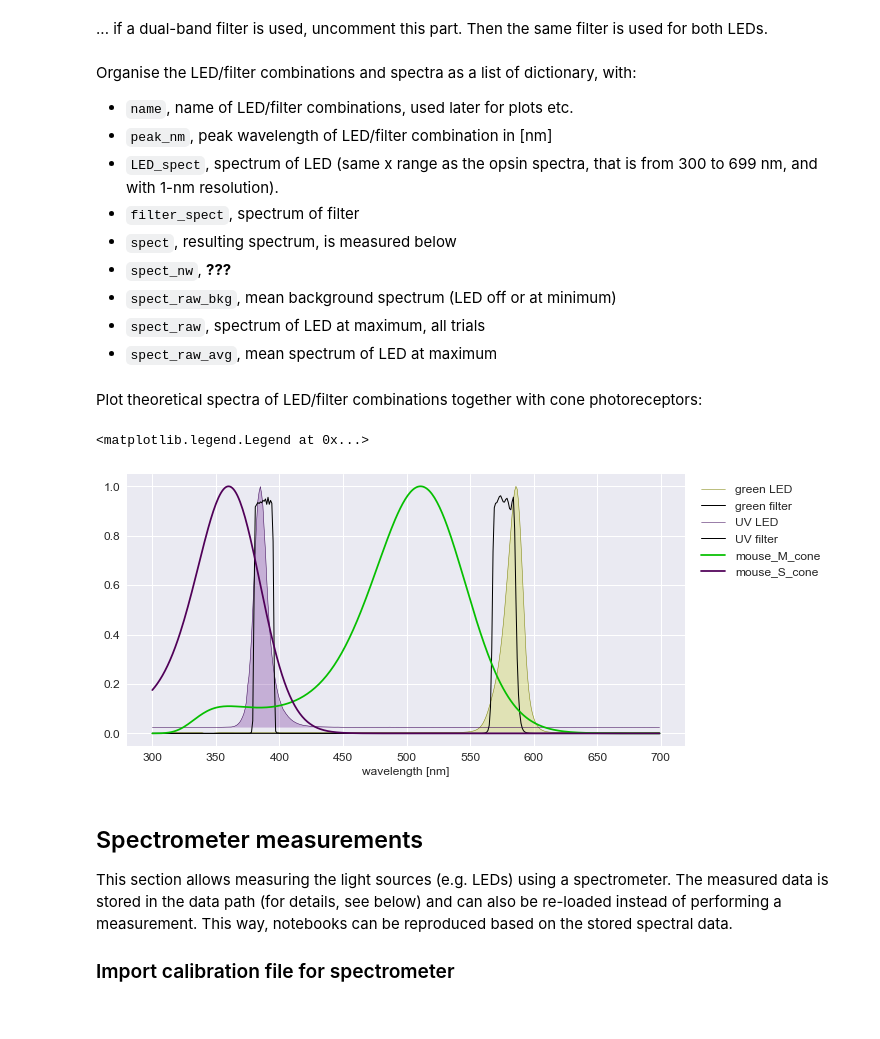
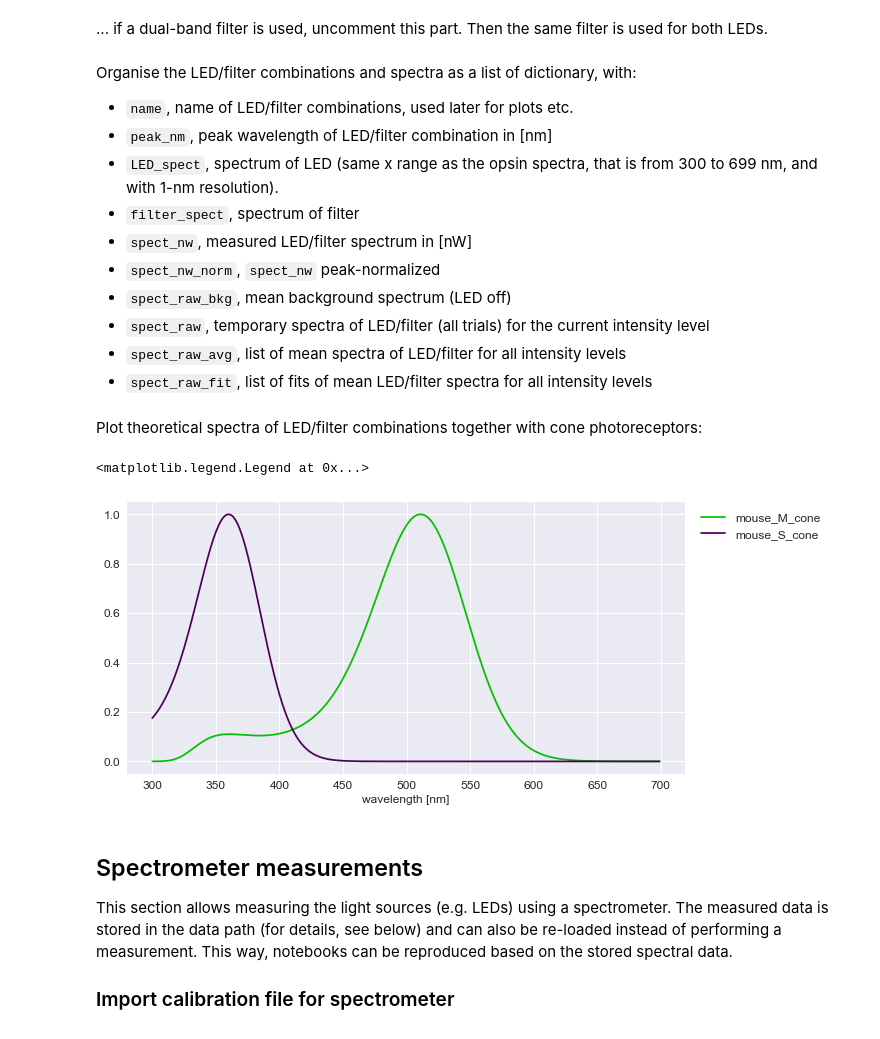
Before and after one commit to eulerlab/open-visual-stimulator, a Jupyter notebook: calibration_maximalIntensity.ipynb, the cells around one changed output. Drawn from its saved outputs; the diff is of its cells as text; code cells hidden in the pictures.

```diff
--- a/calibration_maximalIntensity.ipynb
+++ b/calibration_maximalIntensity.ipynb
@@ -116,7 +120,7 @@ setPlotStyle()
 
 for PR in PRs:
     if len(PR["spect"]) > 0:
-        col = spectrum.wavelength_to_rgb(PR["peak_nm"], darker=0.75)
+        col = spc.wavelength_to_rgb(PR["peak_nm"], darker=0.75)
         plt.plot(x_wavelen_nm, PR["spect"], color=col, label=PR["name"])
 
 plt.gca().set(xlabel="wavelength [nm]", ylabel="rel. sensitivity")
@@ -169,11 +173,12 @@ Organise the LED/filter combinations and spectra as a list of dictionary, with:
 *   `peak_nm`, peak wavelength of LED/filter combination in [nm]
 *   `LED_spect`, spectrum of LED (same x range as the opsin spectra, that is from 300 to 699 nm, and with 1-nm resolution).
 *   `filter_spect`, spectrum of filter
-*   `spect`, resulting spectrum, is measured below
-*   `spect_nw`, **???**
-*   `spect_raw_bkg`, mean background spectrum (LED off or at minimum)
-*   `spect_raw`, spectrum of LED at maximum, all trials
-*   `spect_raw_avg`, mean spectrum of LED at maximum
+*   `spect_nw`, measured LED/filter spectrum in [nW]
+*   `spect_nw_norm`, `spect_nw` peak-normalized
+*   `spect_raw_bkg`, mean background spectrum (LED off)
+*   `spect_raw`, temporary spectra of LED/filter (all trials) for the current intensity level
+*   `spect_raw_avg`, list of mean spectra of LED/filter for all intensity levels
+*   `spect_raw_fit`, list of fits of mean LED/filter spectra for all intensity levels
 # %%
 %%capture
 minWLen_nm              = 300
@@ -181,6 +186,7 @@ maxWLen_nm              = 699
 n                       = maxWLen_nm -minWLen_nm +1
 x_wavelen_nm            = np.array([v+minWLen_nm for v in range(n)], dtype=np.float64)
 
+"""
 # Setup #2 green-UV lightcrafter
 # (through-the-condenser stimulation)
 #
@@ -211,8 +217,8 @@ UVLED = {"name"         : "UV",
          "spect_raw_avg": None}
 
 LEDs = [GrLED, UVLED]
+"""
 
-"""
 # TFT screen, for comparison
 #
 GrLED = {"name"         : "green",
@@ -220,7 +226,7 @@ GrLED = {"name"         : "green",
          "bandwidth_nm" : 0,            # obsolete
          "LED_spect"    : [],           # LED spectrum (datasheet)
          "filter_spect" : [],           # filter spectrum (datasheet)
-         "meas_n_trials": [10, 10],     # trials to measure for LED off and on
+         "meas_n_trials": [2, 2],     # trials to measure for LED off and on
          "spect_nw_norm": None,
          "spect_nw"     : None,
          "spect_raw_bkg": None,
@@ -233,7 +239,7 @@ BlLED = {"name"         : "blue",
          "bandwidth_nm" : 0,
          "LED_spect"    : [],
          "filter_spect" : [],
-         "meas_n_trials": [10, 10],
+         "meas_n_trials": [2, 2],
          "spect_nw_norm": None,
          "spect_nw"     : None,
          "spect_raw_bkg": None,
@@ -246,7 +252,7 @@ ReLED = {"name"         : "red",
          "bandwidth_nm" : 0,
          "LED_spect"    : [],
          "filter_spect" : [],
-         "meas_n_trials": [10, 10],
+         "meas_n_trials": [2, 2],
          "spect_nw_norm": None,
          "spect_nw"     : None,
          "spect_raw_bkg": None,
@@ -255,32 +261,31 @@ ReLED = {"name"         : "red",
          "spect_raw_avg": None}
 
 LEDs  = [ReLED, GrLED, BlLED]
-"""
 # %% [markdown]
 Plot theoretical spectra of LED/filter combinations together with cone photoreceptors:
 # %%
 for LED in LEDs:
     if len(LED["LED_spect"]) == 0:
         continue
 
-    col_lo = spectrum.wavelength_to_rgb(LED["peak_nm"], darker=0.5)
-    col_hi = spectrum.wavelength_to_rgb(LED["peak_nm"], darker=0.8)
+    col_lo = spc.wavelength_to_rgb(LED["peak_nm"], darker=0.5)
+    col_hi = spc.wavelength_to_rgb(LED["peak_nm"], darker=0.8)
     plt.plot(x_wavelen_nm, LED["LED_spect"], color=col_lo,
              label=LED["name"] +" LED", linewidth=0.5)
     plt.fill(x_wavelen_nm, LED["LED_spect"], facecolor=col_hi, alpha=0.25)
     plt.plot(x_wavelen_nm, LED["filter_spect"], color="black",
              label=LED["name"] +" filter", linewidth=1)
 
 for PR in PRs:
     if len(PR["spect"]) > 0:
-        col = spectrum.wavelength_to_rgb(PR["peak_nm"], darker=0.75)
+        col = spc.wavelength_to_rgb(PR["peak_nm"], darker=0.75)
         plt.plot(x_wavelen_nm, PR["spect"], color=col, label=PR["name"])
 
 plt.gca().set(xlabel="wavelength [nm]", ylabel="")
 plt.legend(bbox_to_anchor=(1.01, 1), loc="upper left")
 # %% [output]
 <matplotlib.legend.Legend at 0x...>
-[figure, old version]
+[figure, new version]
 # %% [markdown]
 ## Spectrometer measurements
 This section allows measuring the light sources (e.g. LEDs) using a spectrometer. The measured data is stored in the data path (for details, see below) and can also be re-loaded instead of performing a measurement. This way, notebooks can be reproduced based on the stored spectral data.
```
Also changed, not shown: parts of 25 cells of this notebook, 21 other files.
